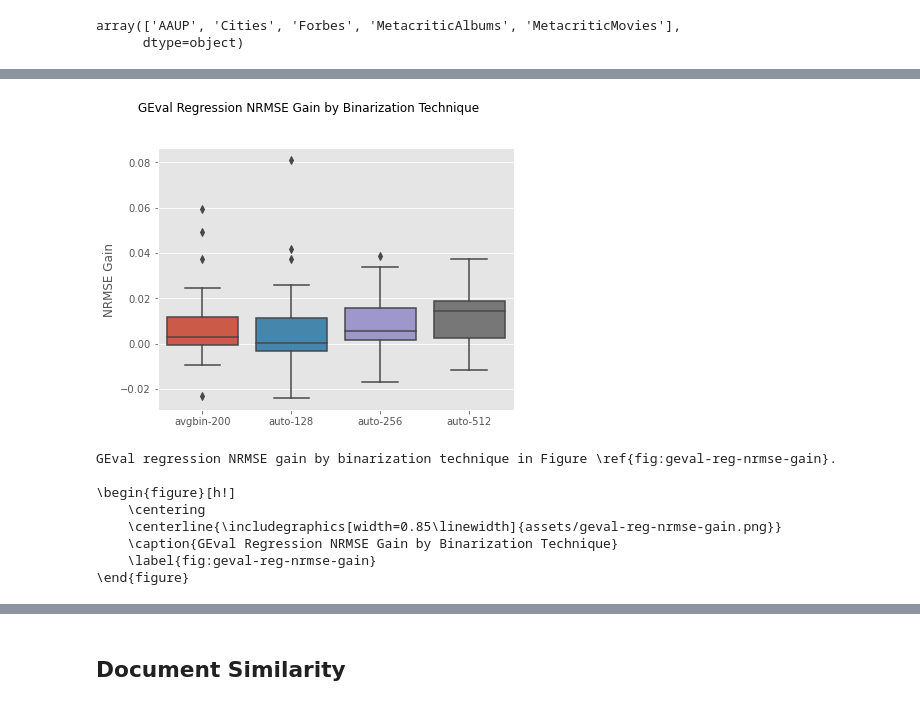
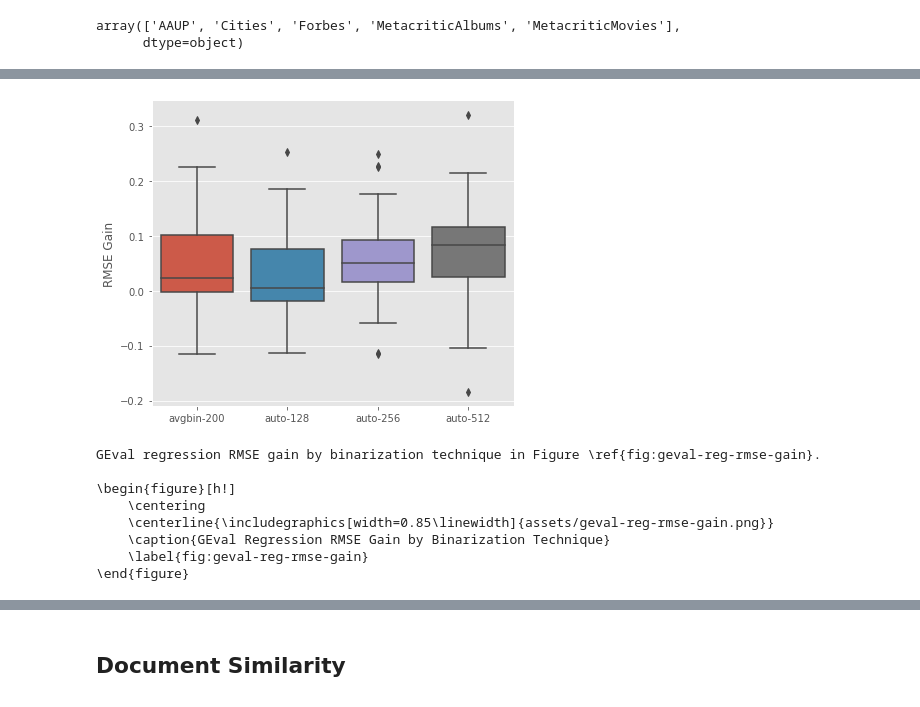
Before and after one commit to vitor-faria/kgembeddings-binarization, a Jupyter notebook: notebooks/analyze_geval.ipynb, the cells around one changed output, grey strips where cells are left out. Cells and saved outputs as stored; diff of their text form; code cells hidden in the pictures.

```diff
--- a/notebooks/analyze_geval.ipynb
+++ b/notebooks/analyze_geval.ipynb
@@ -521,13 +649,17 @@ def get_acc_loss(gold_standard_file, score_value, embedding_type):
         & (df_clt_bestscores["embedding_variant"]=="original-200")
     ]["score_value"].iloc[0]
 
-    return p - score_value
+    return (p - score_value)/p
 
 
 def calculate_pvalue_clt(gold_standard_file, score_value, embedding_type):
     n = dataset_lengths.get(gold_standard_file)
     successes = round(n*score_value)
-    p = get_acc_loss(gold_standard_file, score_value, embedding_type) + score_value
+    p = df_clt_bestscores[
+        (df_clt_bestscores["gold_standard_file"]==gold_standard_file)
+        & (df_clt_bestscores["embedding_type"]==embedding_type)
+        & (df_clt_bestscores["embedding_variant"]=="original-200")
+    ]["score_value"].iloc[0]
 
     return binomtest(successes, n, p, alternative='less').pvalue
 
@@ -665,13 +799,16 @@ Clustering accuracy loss by binarization technique in Figure \ref{fig:geval-clt-
 def get_latex_table_clt_acc(gold_standard_file):
     gold_standard_file_lower = str.lower(gold_standard_file).replace("_", "-")
 
-    latex_table = pd.pivot_table(
+    pivot_table = pd.pivot_table(
         df_clt_bestscores[df_clt_bestscores["gold_standard_file"]==gold_standard_file],
         values="score_value",
         index=["embedding_type"],
         columns=["embedding_variant"],
         aggfunc="max",
-    ).sort_values(by="original-200", ascending=False).to_latex(
+    )
+
+    emb_types_ordered_in_pt = [x for x in emb_types_ordered if x in pivot_table.index]
+    latex_table = pivot_table.loc[emb_types_ordered_in_pt,:].to_latex(
         float_format="%.3f",
         escape=False,
         index_names=False,
@@ -856,7 +1013,7 @@ reg_gold_standard_ranges
 df_reg = df[
     (df['task_name']=='Regression')
     & (df['metric']=='root_mean_squared_error')
-    & (df['coverage']>=0.5)
+    & (df['coverage']>=0)
 ].drop(columns=['test_name'])
 df_reg['rank'] = df_reg.groupby(by=['test_name_short', 'gold_standard_file'])['score_value'].rank(
     method='first',
@@ -870,9 +1027,3 @@ df_reg_bestscores['gold_standard_file'].unique()
 # %% [output]
 array(['AAUP', 'Cities', 'Forbes', 'MetacriticAlbums', 'MetacriticMovies'],
       dtype=object)
-# %%
-df_reg_bestscores['nrmse'] = df_reg_bestscores['score_value'] / df_reg_bestscores['gold_standard_file'].map(
-    reg_gold_standard_ranges
-)
-
-df_reg_bestscores['nrmse'].describe()
@@ -939,37 +1155,37 @@ df_reg_bestscores[["pvalue_worse_than_original", "nrmse_gain"]].describe()
 # %%
 g = sns.catplot(
     data=df_reg_bestscores[df_reg_bestscores["embedding_variant"]!="original-200"],
     x="embedding_variant",
-    y="nrmse_gain",
+    y="rmse_gain",
     kind="box",
     aspect=1.2,
     order=["avgbin-200", "auto-128", "auto-256", "auto-512"],
 )
 
-g.set_axis_labels("", "NRMSE Gain")
-g.fig.subplots_adjust(top=0.85)
-g.fig.suptitle('GEval Regression NRMSE Gain by Binarization Technique')
+g.set_axis_labels("", "RMSE Gain")
+# g.fig.subplots_adjust(top=0.85)
+# g.fig.suptitle('GEval Regression NRMSE Gain by Binarization Technique')
 
-plt.savefig("images/geval-reg-nrmse-gain.png")
+plt.savefig("images/geval-reg-rmse-gain.png")
 
 plt.show()
 
-print("GEval regression NRMSE gain by binarization technique in Figure \\ref{fig:geval-reg-nrmse-gain}.\n")
+print("GEval regression RMSE gain by binarization technique in Figure \\ref{fig:geval-reg-rmse-gain}.\n")
 print("\\begin{figure}[h!]")
 print("    \centering")
-print("    \centerline{\includegraphics[width=0.85\linewidth]{assets/geval-reg-nrmse-gain.png}}")
-print("    \caption{GEval Regression NRMSE Gain by Binarization Technique}")
-print("    \label{fig:geval-reg-nrmse-gain}")
+print("    \centerline{\includegraphics[width=0.85\linewidth]{assets/geval-reg-rmse-gain.png}}")
+print("    \caption{GEval Regression RMSE Gain by Binarization Technique}")
+print("    \label{fig:geval-reg-rmse-gain}")
 print("\end{figure}")
 # %% [output]
-[figure, old version]
+[figure, new version]
-GEval regression NRMSE gain by binarization technique in Figure \ref{fig:geval-reg-nrmse-gain}.
+GEval regression RMSE gain by binarization technique in Figure \ref{fig:geval-reg-rmse-gain}.
 
 \begin{figure}[h!]
     \centering
-    \centerline{\includegraphics[width=0.85\linewidth]{assets/geval-reg-nrmse-gain.png}}
-    \caption{GEval Regression NRMSE Gain by Binarization Technique}
-    \label{fig:geval-reg-nrmse-gain}
+    \centerline{\includegraphics[width=0.85\linewidth]{assets/geval-reg-rmse-gain.png}}
+    \caption{GEval Regression RMSE Gain by Binarization Technique}
+    \label{fig:geval-reg-rmse-gain}
 \end{figure}
 # %%
 def get_latex_table_reg_rmse(gold_standard_file):
```
Also changed, not shown: parts of 47 cells of this notebook, 8 other files.
